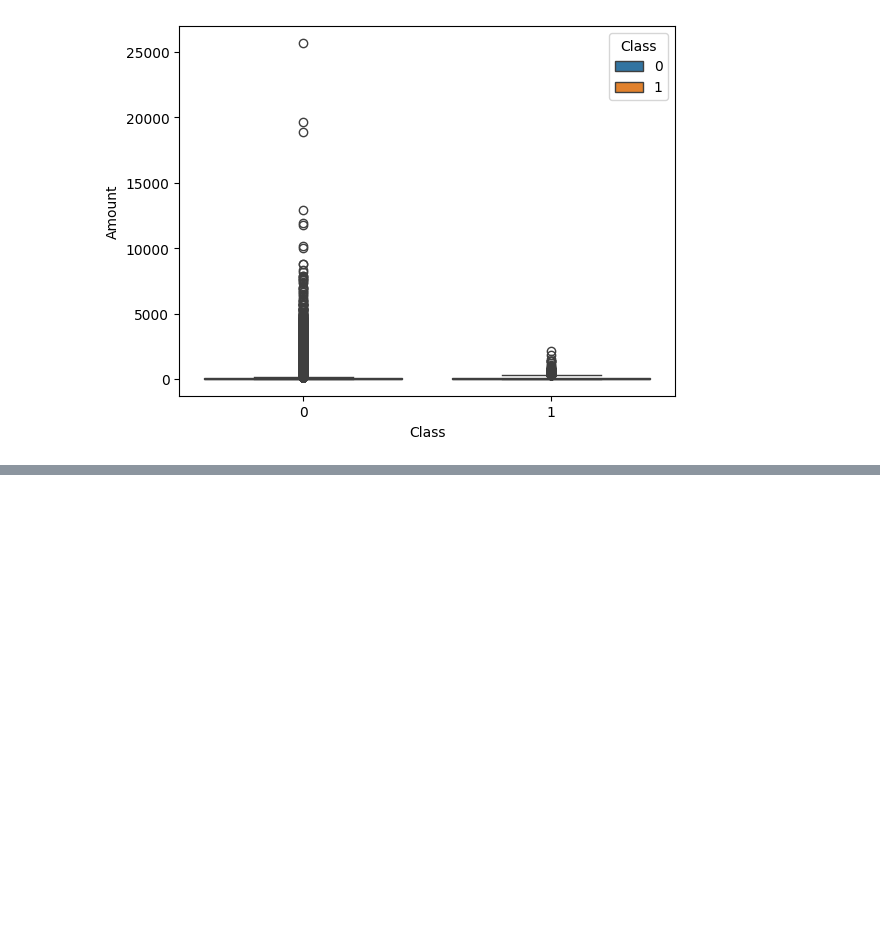
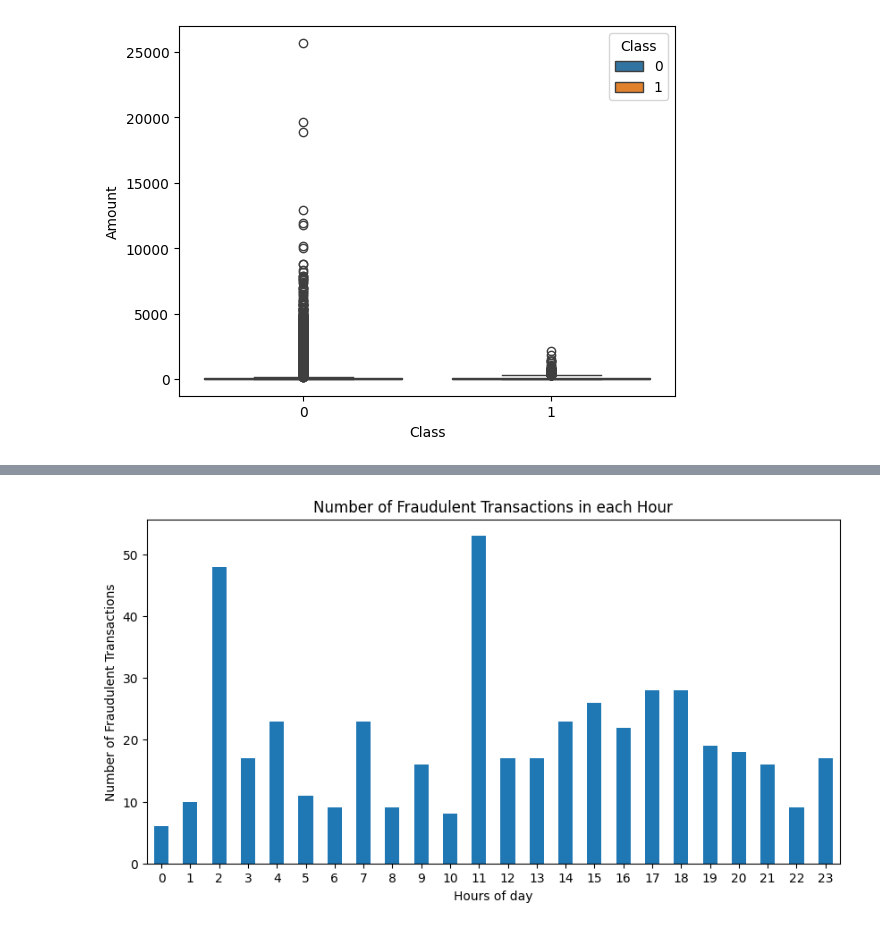
Before and after one commit to AadityaBajgain/Fraudguard, a Jupyter notebook: notebooks/01_exploration.ipynb, the cells around one changed output, grey strips where cells are left out. Cells and saved outputs as stored; diff of their text form; code cells hidden in the pictures; blank space fills up the shorter version.

Commit message:
created and analyzed fraudulent transaction pattern based on hours feature, created LogAmount features to fix skewness of Amount feature

```diff
--- a/notebooks/01_exploration.ipynb
+++ b/notebooks/01_exploration.ipynb
@@ -124,0 +156,9 @@ Percentage of total fraudulent transaction that occurred in $0 transactions: 5.4
+# %%
+before = len(df)
+df = df.drop_duplicates().reset_index(drop=True)
+after = len(df)
+
+print("Rows before  removal duplicates: ", before)
+print("Rows after removal:", after)
+print("Rows removed: ", before - after)
+print("New Dataset shape: ",df.shape)
@@ -136,0 +244,5 @@ sns.boxplot(data = df, x = "Class", y = "Amount", hue = "Class")
+# %%
+df["Hours"] = ((df["Time"]//3600) % 24).astype(int)
+print("Hours feature created: ")
+print("Min hour: ", df["Hours"].min())
+print("Max hour: ", df["Hours"].max())
@@ -136,0 +253,2 @@ sns.boxplot(data = df, x = "Class", y = "Amount", hue = "Class")
+# %%
+fraud_by_hours = (df[df["Class"] == 1].groupby("Hours").size().sort_index())
@@ -136,0 +275,10 @@ sns.boxplot(data = df, x = "Class", y = "Amount", hue = "Class")
+# %%
+plt.figure(figsize = (10,5))
+fraud_by_hours.plot(kind="bar")
+plt.xlabel("Hours of day")
+plt.ylabel("Number of Fraudulent Transactions")
+plt.title("Number of Fraudulent Transactions in each Hour")
+plt.xticks(rotation = 0)
+plt.show()
+# %% [output]
+[figure, added]
```
Also changed, not shown: parts of 29 cells of this notebook.
